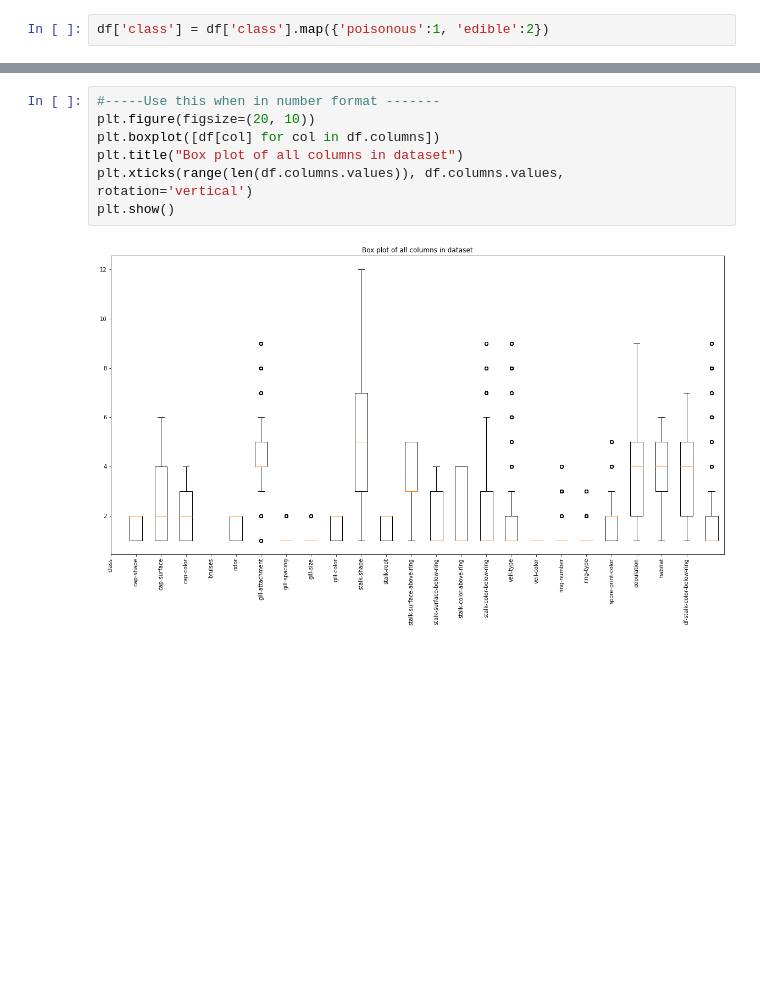
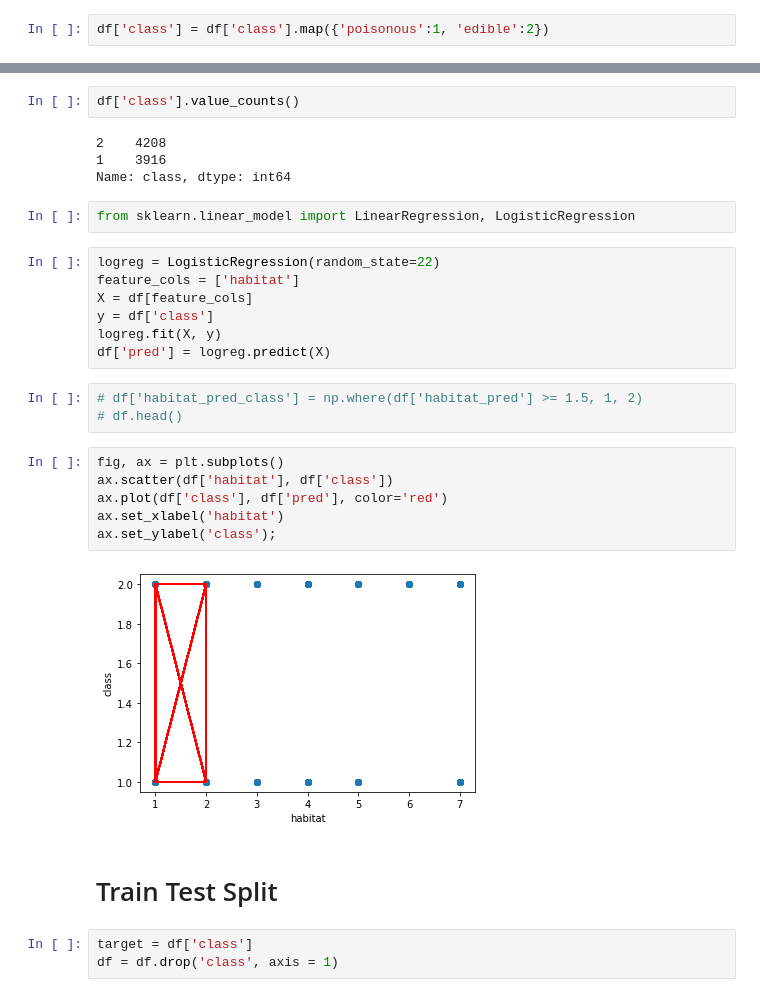
Before and after one commit to raizelistaken/Classification_project3, a Jupyter notebook: mushrooms_eda.ipynb, the cells around one changed output, grey strips where cells are left out. Saved outputs shown, nothing was run; the diff lists cells and outputs as text; blank space fills up the shorter version.

```diff
--- a/mushrooms_eda.ipynb
+++ b/mushrooms_eda.ipynb
@@ -759,9 +756,31 @@ Name: df-stalk-color-below-ring, Length: 8124, dtype: int64
-# %%
-#-----Use this when in number format -------
-plt.figure(figsize=(20, 10))
-plt.boxplot([df[col] for col in df.columns])
-plt.title("Box plot of all columns in dataset")
-plt.xticks(range(len(df.columns.values)), df.columns.values, rotation='vertical')
-plt.show()
-# %% [output]
-[figure, removed]
+# %%
+df['class'].value_counts()
+# %% [output]
+2    4208
+1    3916
+Name: class, dtype: int64
+# %%
+from sklearn.linear_model import LinearRegression, LogisticRegression
+# %%
+logreg = LogisticRegression(random_state=22)
+feature_cols = ['habitat']
+X = df[feature_cols]
+y = df['class']
+logreg.fit(X, y)
+df['pred'] = logreg.predict(X)
+# %%
+# df['habitat_pred_class'] = np.where(df['habitat_pred'] >= 1.5, 1, 2)
+# df.head()
+# %%
+fig, ax = plt.subplots()
+ax.scatter(df['habitat'], df['class'])
+ax.plot(df['class'], df['pred'], color='red')
+ax.set_xlabel('habitat')
+ax.set_ylabel('class');
+# %% [output]
+[figure, added]
+# %% [markdown]
+# Train Test Split
+# %%
+target = df['class']
+df = df.drop('class', axis = 1)
```
Also changed, not shown: parts of 23 cells of this notebook.
